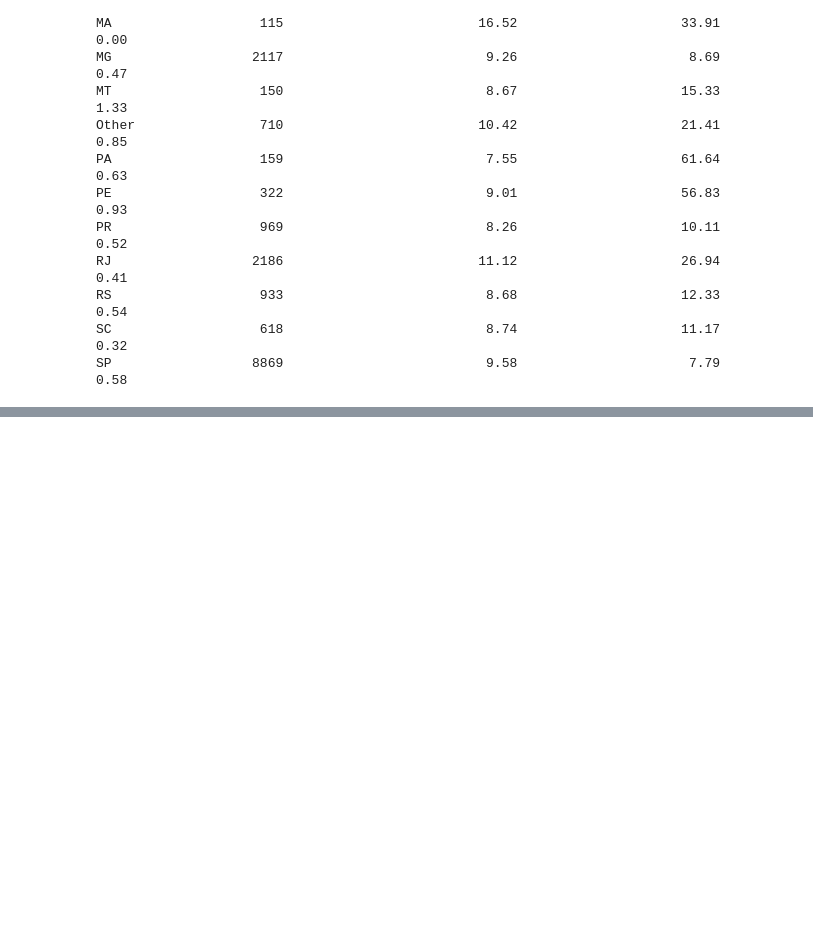
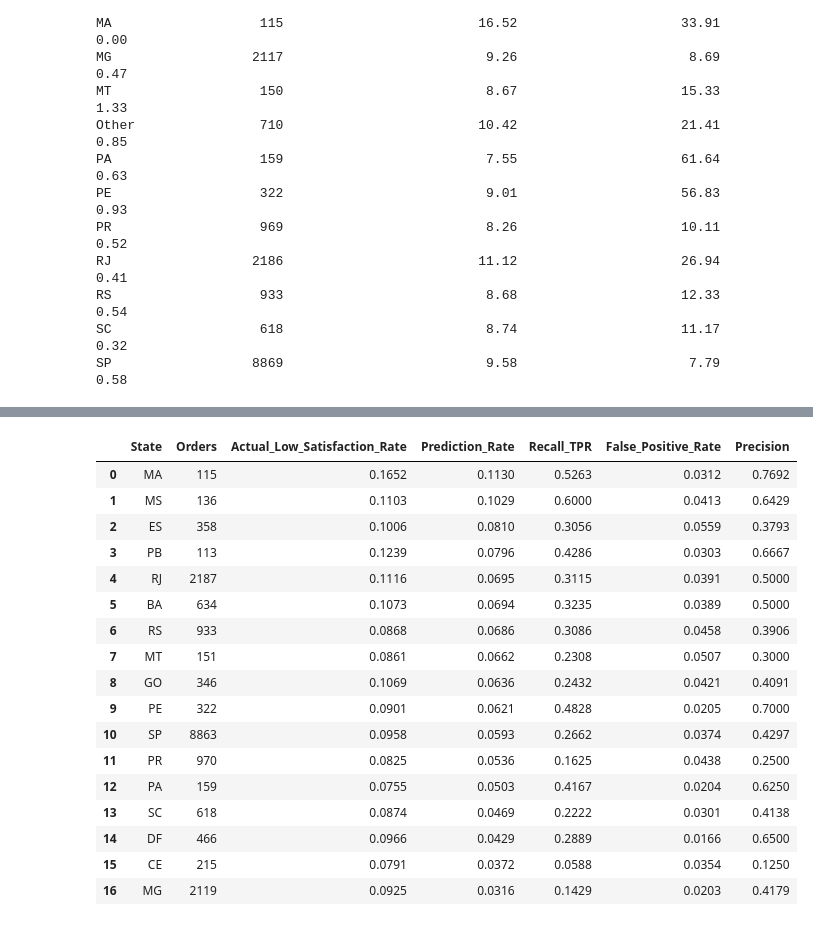
Before and after one commit to Opeheh1/olist-customer-segmentation, a Jupyter notebook: notebooks/model_development.ipynb, the cells around one changed output, grey strips where cells are left out. Cells and saved outputs as stored; diff of their text form; code cells hidden in the pictures; blank space fills up the shorter version.

```diff
--- a/notebooks/model_development.ipynb
+++ b/notebooks/model_development.ipynb
@@ -7420,0 +9163,63 @@ SP                  8869                          9.58                      7.79
+# %%
+# Generate predictions using the selected model and fixed threshold
+test_probabilities = baseline_rf.predict_proba(X_test_processed)[:, 1]
+test_predictions = (test_probabilities >= 0.35).astype(int)
+
+# Combine actual outcomes, predictions, and customer states
+fairness_data = pd.DataFrame({
+    "customer_state": X_test["customer_state"].reset_index(drop=True),
+    "actual": y_test.reset_index(drop=True),
+    "predicted": test_predictions
+})
+
+# Calculate fairness and performance metrics for each state
+fairness_results = []
+
+for state, group in fairness_data.groupby("customer_state"):
+
+    actual = group["actual"]
+    predicted = group["predicted"]
+
+    true_positives = ((actual == 1) & (predicted == 1)).sum()
+    false_positives = ((actual == 0) & (predicted == 1)).sum()
+    false_negatives = ((actual == 1) & (predicted == 0)).sum()
+    true_negatives = ((actual == 0) & (predicted == 0)).sum()
+
+    fairness_results.append({
+        "State": state,
+        "Orders": len(group),
+        "Actual_Low_Satisfaction_Rate": actual.mean(),
+        "Prediction_Rate": predicted.mean(),
+        "Recall_TPR": (
+            true_positives / (true_positives + false_negatives)
+            if (true_positives + false_negatives) > 0 else np.nan
+        ),
+        "False_Positive_Rate": (
+            false_positives / (false_positives + true_negatives)
+            if (false_positives + true_negatives) > 0 else np.nan
+        ),
+        "Precision": (
+            true_positives / (true_positives + false_positives)
+            if (true_positives + false_positives) > 0 else np.nan
+        )
+    })
+
+fairness_results = pd.DataFrame(fairness_results)
+
+# Focus the comparison on states with at least 100 test orders
+fairness_results = fairness_results[
+    fairness_results["Orders"] >= 100
+].sort_values("Prediction_Rate", ascending=False).reset_index(drop=True)
+
+# Display the results
+print("CUSTOMER-STATE FAIRNESS AUDIT")
+print("Minimum group size: 100 test orders")
+display(fairness_results.round(4))
+
+# Save the fairness audit
+fairness_path = PROJECT_DIR / "results" / "customer_state_fairness_audit.csv"
+fairness_path.parent.mkdir(parents=True, exist_ok=True)
+fairness_results.to_csv(fairness_path, index=False)
+
+print(f"\nFairness results saved to:\n{fairness_path}")
+# %% [output]
@@ -7420,0 +9228,18 @@ SP                  8869                          9.58                      7.79
+|  | State | Orders | Actual_Low_Satisfaction_Rate | Prediction_Rate | Recall_TPR | False_Positive_Rate | Precision |
+| 0 | MA | 115 | 0.1652 | 0.1130 | 0.5263 | 0.0312 | 0.7692 |
+| 1 | MS | 136 | 0.1103 | 0.1029 | 0.6000 | 0.0413 | 0.6429 |
+| 2 | ES | 358 | 0.1006 | 0.0810 | 0.3056 | 0.0559 | 0.3793 |
+| 3 | PB | 113 | 0.1239 | 0.0796 | 0.4286 | 0.0303 | 0.6667 |
+| 4 | RJ | 2187 | 0.1116 | 0.0695 | 0.3115 | 0.0391 | 0.5000 |
+| 5 | BA | 634 | 0.1073 | 0.0694 | 0.3235 | 0.0389 | 0.5000 |
+| 6 | RS | 933 | 0.0868 | 0.0686 | 0.3086 | 0.0458 | 0.3906 |
+| 7 | MT | 151 | 0.0861 | 0.0662 | 0.2308 | 0.0507 | 0.3000 |
+| 8 | GO | 346 | 0.1069 | 0.0636 | 0.2432 | 0.0421 | 0.4091 |
+| 9 | PE | 322 | 0.0901 | 0.0621 | 0.4828 | 0.0205 | 0.7000 |
+| 10 | SP | 8863 | 0.0958 | 0.0593 | 0.2662 | 0.0374 | 0.4297 |
+| 11 | PR | 970 | 0.0825 | 0.0536 | 0.1625 | 0.0438 | 0.2500 |
+| 12 | PA | 159 | 0.0755 | 0.0503 | 0.4167 | 0.0204 | 0.6250 |
+| 13 | SC | 618 | 0.0874 | 0.0469 | 0.2222 | 0.0301 | 0.4138 |
+| 14 | DF | 466 | 0.0966 | 0.0429 | 0.2889 | 0.0166 | 0.6500 |
+| 15 | CE | 215 | 0.0791 | 0.0372 | 0.0588 | 0.0354 | 0.1250 |
+| 16 | MG | 2119 | 0.0925 | 0.0316 | 0.1429 | 0.0203 | 0.4179 |
```
Also changed, not shown: parts of 29 cells of this notebook, 10 other files.
